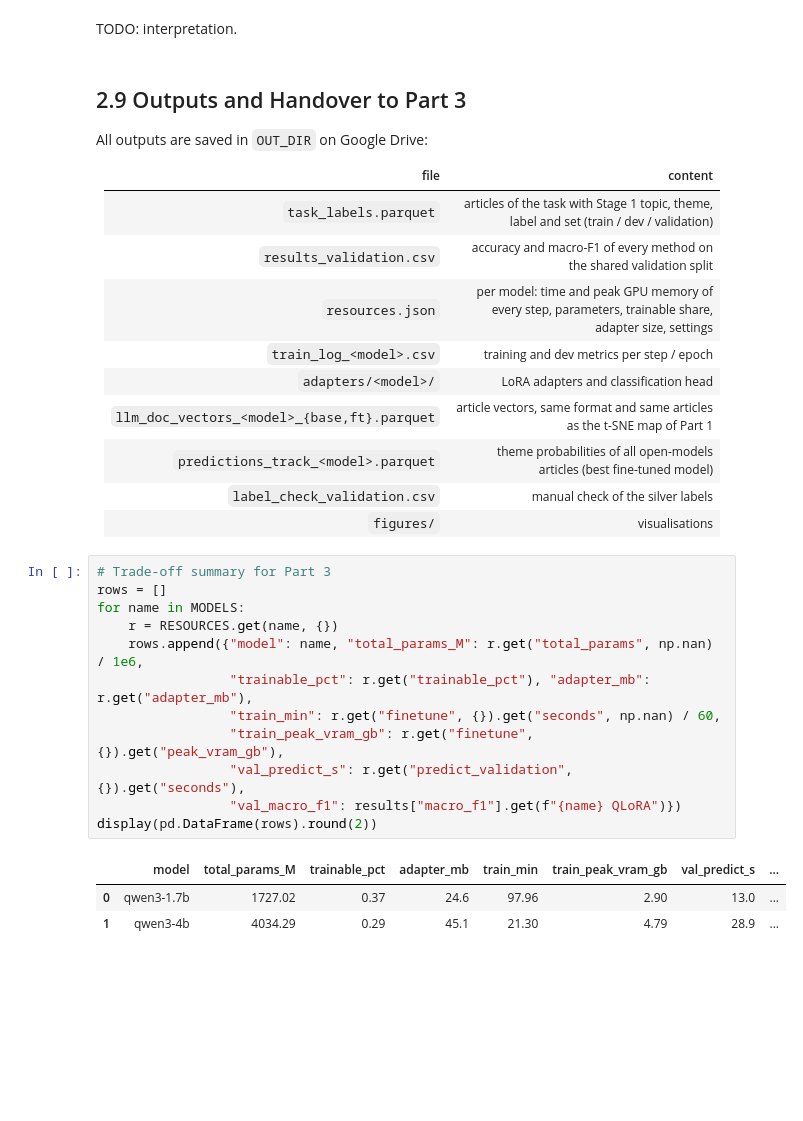
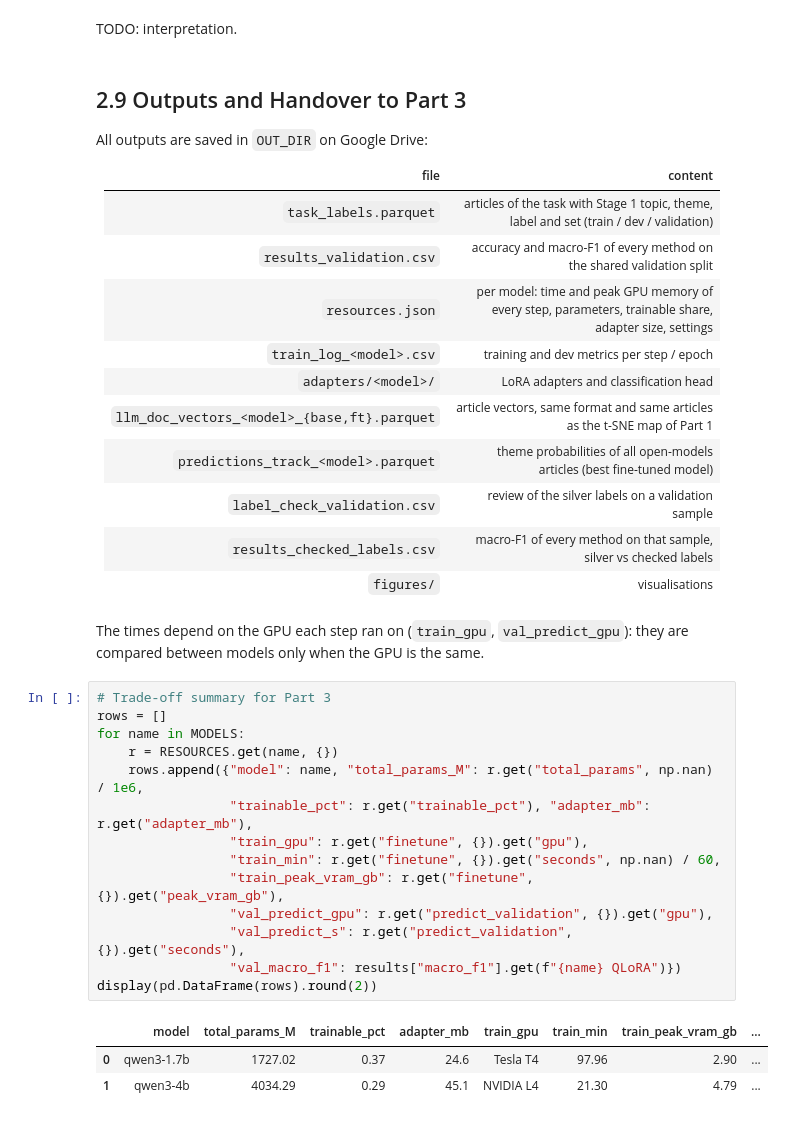
Before and after one commit to jihyeon26/2026-09-CLT-computational_language, a Jupyter notebook: colab/stage2_wp2_finetuning.ipynb, the cells around one changed output. Cells and saved outputs as stored; diff of their text form; blank space fills up the shorter version.

```diff
--- a/colab/stage2_wp2_finetuning.ipynb
+++ b/colab/stage2_wp2_finetuning.ipynb
@@ -780,21 +846,26 @@ All outputs are saved in `OUT_DIR` on Google Drive:
 | `adapters/<model>/` | LoRA adapters and classification head |
 | `llm_doc_vectors_<model>_{base,ft}.parquet` | article vectors, same format and same articles as the t-SNE map of Part 1 |
 | `predictions_track_<model>.parquet` | theme probabilities of all open-models articles (best fine-tuned model) |
-| `label_check_validation.csv` | manual check of the silver labels |
+| `label_check_validation.csv` | review of the silver labels on a validation sample |
+| `results_checked_labels.csv` | macro-F1 of every method on that sample, silver vs checked labels |
 | `figures/` | visualisations |
+# %% [markdown]
+The times depend on the GPU each step ran on (`train_gpu`, `val_predict_gpu`): they are compared between models only when the GPU is the same.
 # %%
 # Trade-off summary for Part 3
 rows = []
 for name in MODELS:
     r = RESOURCES.get(name, {})
     rows.append({"model": name, "total_params_M": r.get("total_params", np.nan) / 1e6,
                  "trainable_pct": r.get("trainable_pct"), "adapter_mb": r.get("adapter_mb"),
+                 "train_gpu": r.get("finetune", {}).get("gpu"),
                  "train_min": r.get("finetune", {}).get("seconds", np.nan) / 60,
                  "train_peak_vram_gb": r.get("finetune", {}).get("peak_vram_gb"),
+                 "val_predict_gpu": r.get("predict_validation", {}).get("gpu"),
                  "val_predict_s": r.get("predict_validation", {}).get("seconds"),
                  "val_macro_f1": results["macro_f1"].get(f"{name} QLoRA")})
 display(pd.DataFrame(rows).round(2))
 # %% [output]
-|  | model | total_params_M | trainable_pct | adapter_mb | train_min | train_peak_vram_gb | val_predict_s | ... |
-| 0 | qwen3-1.7b | 1727.02 | 0.37 | 24.6 | 97.96 | 2.90 | 13.0 | ... |
-| 1 | qwen3-4b | 4034.29 | 0.29 | 45.1 | 21.30 | 4.79 | 28.9 | ... |
+|  | model | total_params_M | trainable_pct | adapter_mb | train_gpu | train_min | train_peak_vram_gb | ... |
+| 0 | qwen3-1.7b | 1727.02 | 0.37 | 24.6 | Tesla T4 | 97.96 | 2.90 | ... |
+| 1 | qwen3-4b | 4034.29 | 0.29 | 45.1 | NVIDIA L4 | 21.30 | 4.79 | ... |
```
Also changed, not shown: parts of 9 cells of this notebook.
